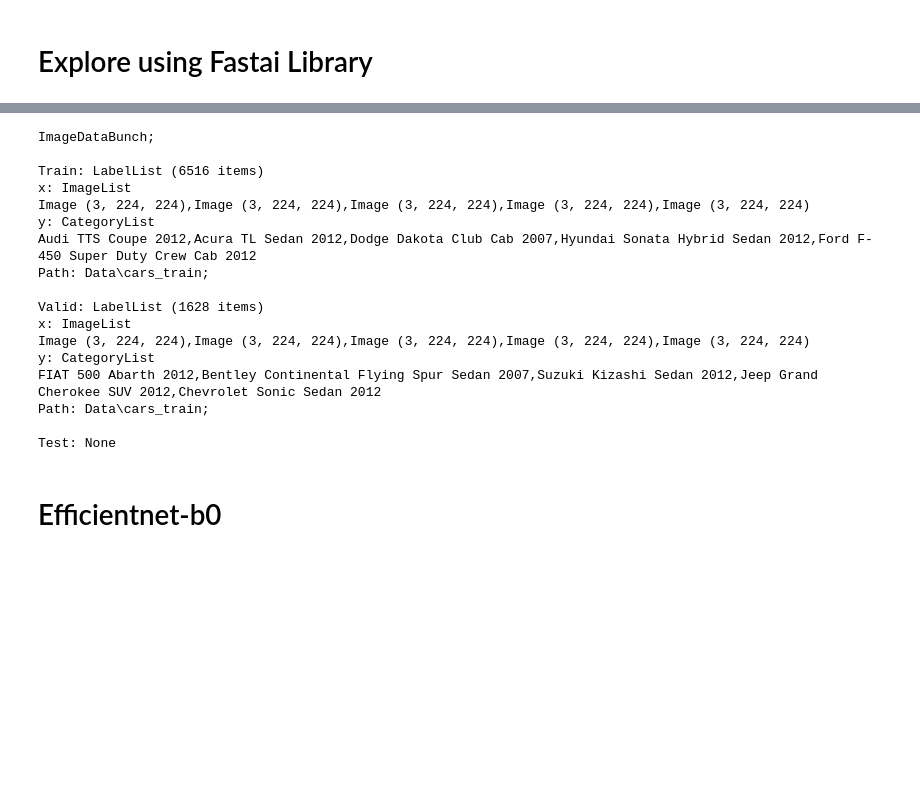
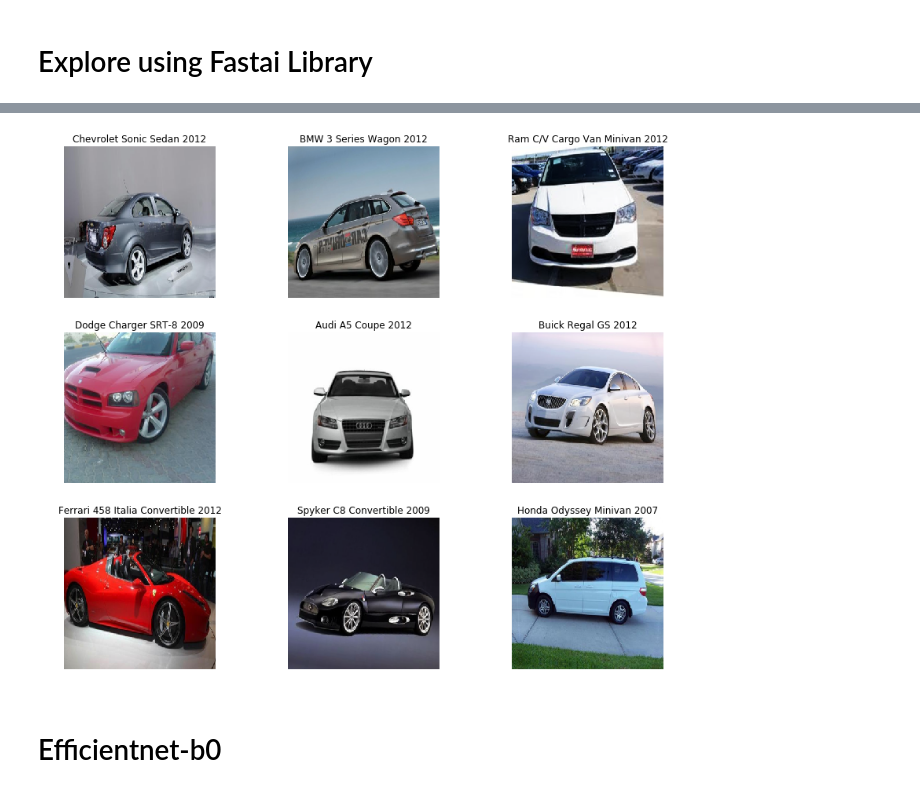
Before and after one commit to zerothphase/ai4sea_cv_challenge, a Jupyter notebook: Efficientnet.ipynb, the cells around one changed output, grey strips where cells are left out. Saved outputs shown, nothing was run; the diff lists cells and outputs as text; code cells hidden in the pictures; blank space fills up the shorter version.

```diff
--- a/Efficientnet.ipynb
+++ b/Efficientnet.ipynb
@@ -127,27 +78,14 @@ tfms = get_transforms(
+# %%
+tfms = get_transforms()
 # %%
+sz = 300
 img_data = ImageDataBunch.from_df(train_path, train_df,
-                                  ds_tfms=tfms, size=224, fn_col=0, label_col=1, valid_pct=0.2, bs=34)
+                                  ds_tfms=tfms, size=sz, fn_col=0, label_col=1, valid_pct=0.2, bs=32)
 # %%
-img_data.normalize(imagenet_stats)
+# img_data.normalize(imagenet_stats)
-# %% [output]
-ImageDataBunch;
-
-Train: LabelList (6516 items)
-x: ImageList
-Image (3, 224, 224),Image (3, 224, 224),Image (3, 224, 224),Image (3, 224, 224),Image (3, 224, 224)
-y: CategoryList
-Audi TTS Coupe 2012,Acura TL Sedan 2012,Dodge Dakota Club Cab 2007,Hyundai Sonata Hybrid Sedan 2012,Ford F-450 Super Duty Crew Cab 2012
-Path: Data\cars_train;
-
-Valid: LabelList (1628 items)
-x: ImageList
-Image (3, 224, 224),Image (3, 224, 224),Image (3, 224, 224),Image (3, 224, 224),Image (3, 224, 224)
-y: CategoryList
-FIAT 500 Abarth 2012,Bentley Continental Flying Spur Sedan 2007,Suzuki Kizashi Sedan 2012,Jeep Grand Cherokee SUV 2012,Chevrolet Sonic Sedan 2012
-Path: Data\cars_train;
-
-Test: None
 # %%
-# img_data.show_batch(rows=3, figsize=(12,10))
+img_data.show_batch(rows=3, figsize=(12,10))
+# %% [output]
+[figure, added]
 # %% [markdown]
 # Efficientnet-b0
```
Also changed, not shown: parts of 159 cells of this notebook, 4 other files.
